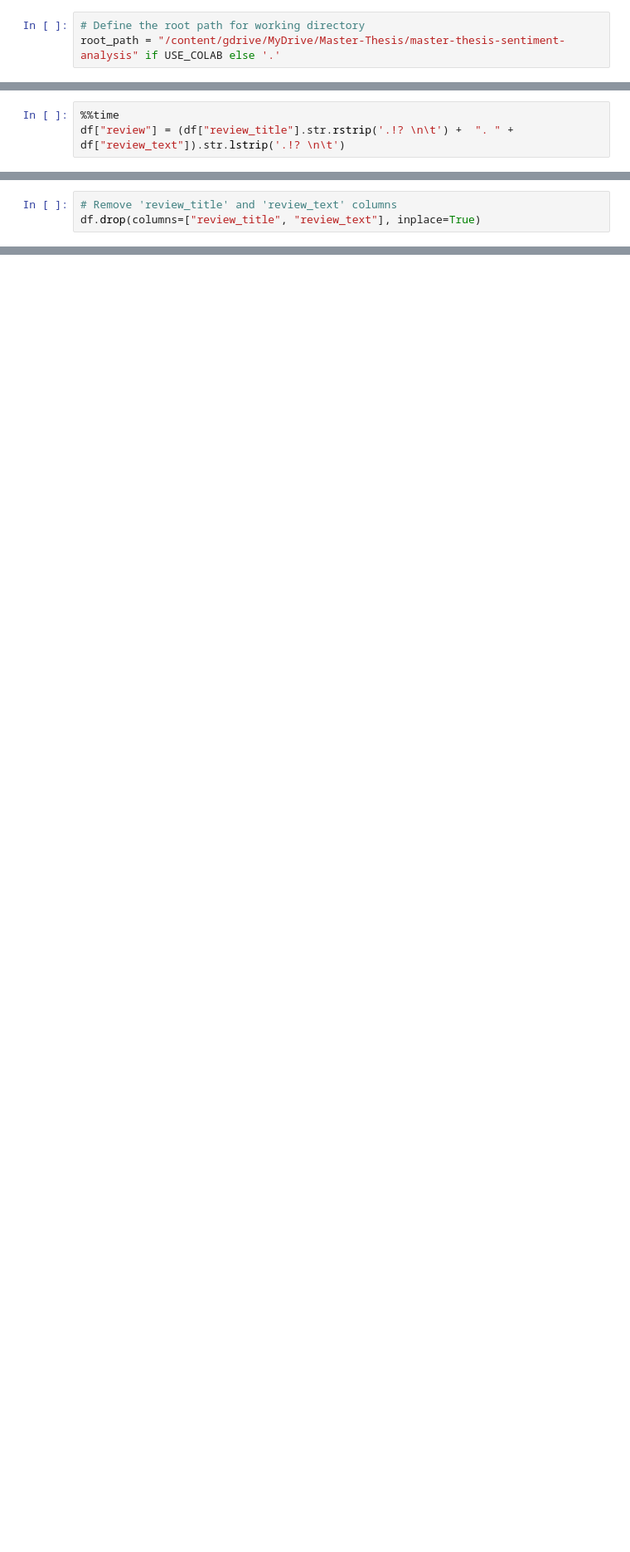
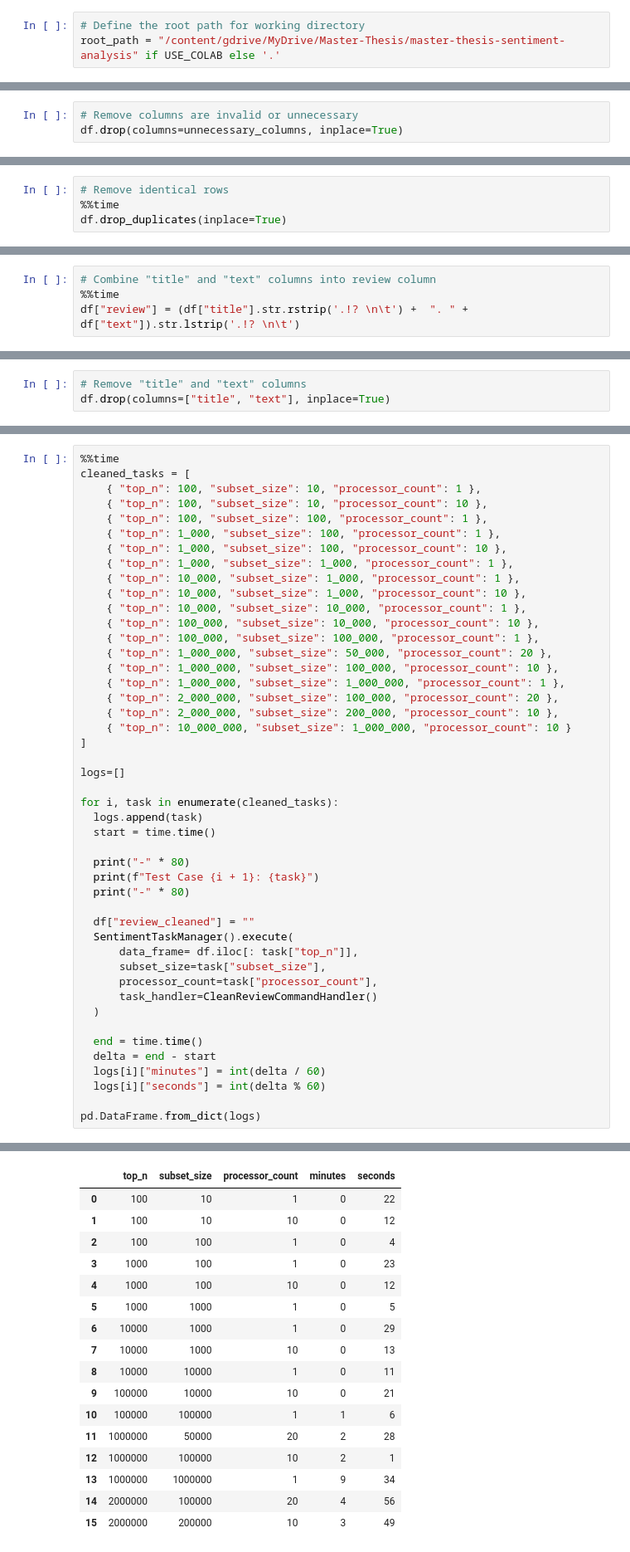
Before and after one commit to learninq/Master-Thesis-Sentiment-Analysis, a Jupyter notebook: 01.sentiment_analysis_dev.ipynb, the cells around one changed output, grey strips where cells are left out. Shown at 83% size. Cells and saved outputs as stored; diff of their text form; blank space fills up the shorter version.

```diff
--- a/01.sentiment_analysis_dev.ipynb
+++ b/01.sentiment_analysis_dev.ipynb
@@ -219,0 +618,3 @@ dtype: int64
+# %%
+# Remove columns are invalid or unnecessary
+df.drop(columns=unnecessary_columns, inplace=True)
@@ -219,0 +633,4 @@ dtype: int64
+# %%
+# Remove identical rows
+%%time
+df.drop_duplicates(inplace=True)
@@ -236,4 +685,5 @@ Wall time: 7.28 s
 # %%
+# Combine "title" and "text" columns into review column
 %%time
-df["review"] = (df["review_title"].str.rstrip('.!? \n\t') +  ". " +  df["review_text"]).str.lstrip('.!? \n\t')
+df["review"] = (df["title"].str.rstrip('.!? \n\t') +  ". " +  df["text"]).str.lstrip('.!? \n\t')
 # %% [output]
@@ -242,3 +692,3 @@ Wall time: 23.7 s
 # %%
-# Remove 'review_title' and 'review_text' columns
-df.drop(columns=["review_title", "review_text"], inplace=True)
+# Remove "title" and "text" columns
+df.drop(columns=["title", "text"], inplace=True)
@@ -304,0 +840,47 @@ class CleanReviewCommandHandler(SentimentTaskHandler):
+# %%
+%%time
+cleaned_tasks = [
+    { "top_n": 100, "subset_size": 10, "processor_count": 1 },
+    { "top_n": 100, "subset_size": 10, "processor_count": 10 },
+    { "top_n": 100, "subset_size": 100, "processor_count": 1 },
+    { "top_n": 1_000, "subset_size": 100, "processor_count": 1 },
+    { "top_n": 1_000, "subset_size": 100, "processor_count": 10 },
+    { "top_n": 1_000, "subset_size": 1_000, "processor_count": 1 },
+    { "top_n": 10_000, "subset_size": 1_000, "processor_count": 1 },
+    { "top_n": 10_000, "subset_size": 1_000, "processor_count": 10 },
+    { "top_n": 10_000, "subset_size": 10_000, "processor_count": 1 },
+    { "top_n": 100_000, "subset_size": 10_000, "processor_count": 10 },
+    { "top_n": 100_000, "subset_size": 100_000, "processor_count": 1 },
+    { "top_n": 1_000_000, "subset_size": 50_000, "processor_count": 20 },
+    { "top_n": 1_000_000, "subset_size": 100_000, "processor_count": 10 },
+    { "top_n": 1_000_000, "subset_size": 1_000_000, "processor_count": 1 },
+    { "top_n": 2_000_000, "subset_size": 100_000, "processor_count": 20 },
+    { "top_n": 2_000_000, "subset_size": 200_000, "processor_count": 10 },
+    { "top_n": 10_000_000, "subset_size": 1_000_000, "processor_count": 10 }
+]
+
+logs=[]
+
+for i, task in enumerate(cleaned_tasks):
+  logs.append(task)
+  start = time.time()
+
+  print("-" * 80)
+  print(f"Test Case {i + 1}: {task}")
+  print("-" * 80)
+
+  df["review_cleaned"] = ""
+  SentimentTaskManager().execute(
+      data_frame= df.iloc[: task["top_n"]],
+      subset_size=task["subset_size"],
+      processor_count=task["processor_count"],
+      task_handler=CleanReviewCommandHandler()
+  )
+
+  end = time.time()
+  delta = end - start
+  logs[i]["minutes"] = int(delta / 60)
+  logs[i]["seconds"] = int(delta % 60)
+
+pd.DataFrame.from_dict(logs)
+# %% [output]
@@ -305,2 +904,19 @@ class CleanReviewCommandHandler(SentimentTaskHandler):
+|  | top_n | subset_size | processor_count | minutes | seconds |
+| 0 | 100 | 10 | 1 | 0 | 22 |
+| 1 | 100 | 10 | 10 | 0 | 12 |
+| 2 | 100 | 100 | 1 | 0 | 4 |
+| 3 | 1000 | 100 | 1 | 0 | 23 |
+| 4 | 1000 | 100 | 10 | 0 | 12 |
+| 5 | 1000 | 1000 | 1 | 0 | 5 |
+| 6 | 10000 | 1000 | 1 | 0 | 29 |
+| 7 | 10000 | 1000 | 10 | 0 | 13 |
+| 8 | 10000 | 10000 | 1 | 0 | 11 |
+| 9 | 100000 | 10000 | 10 | 0 | 21 |
+| 10 | 100000 | 100000 | 1 | 1 | 6 |
+| 11 | 1000000 | 50000 | 20 | 2 | 28 |
+| 12 | 1000000 | 100000 | 10 | 2 | 1 |
+| 13 | 1000000 | 1000000 | 1 | 9 | 34 |
+| 14 | 2000000 | 100000 | 20 | 4 | 56 |
+| 15 | 2000000 | 200000 | 10 | 3 | 49 |
 # %%
 %%time
```
Also changed, not shown: parts of 228 cells of this notebook.
